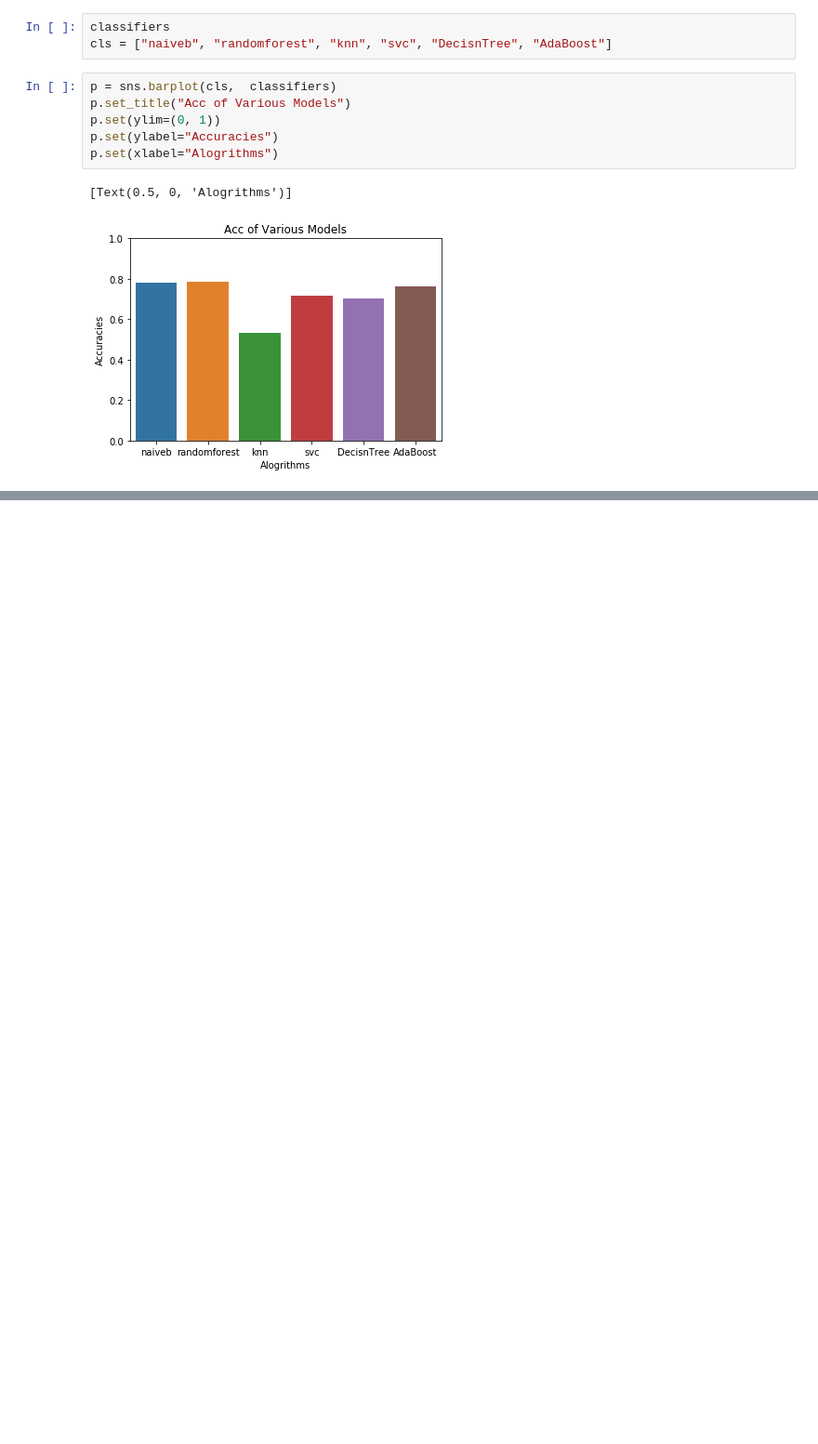
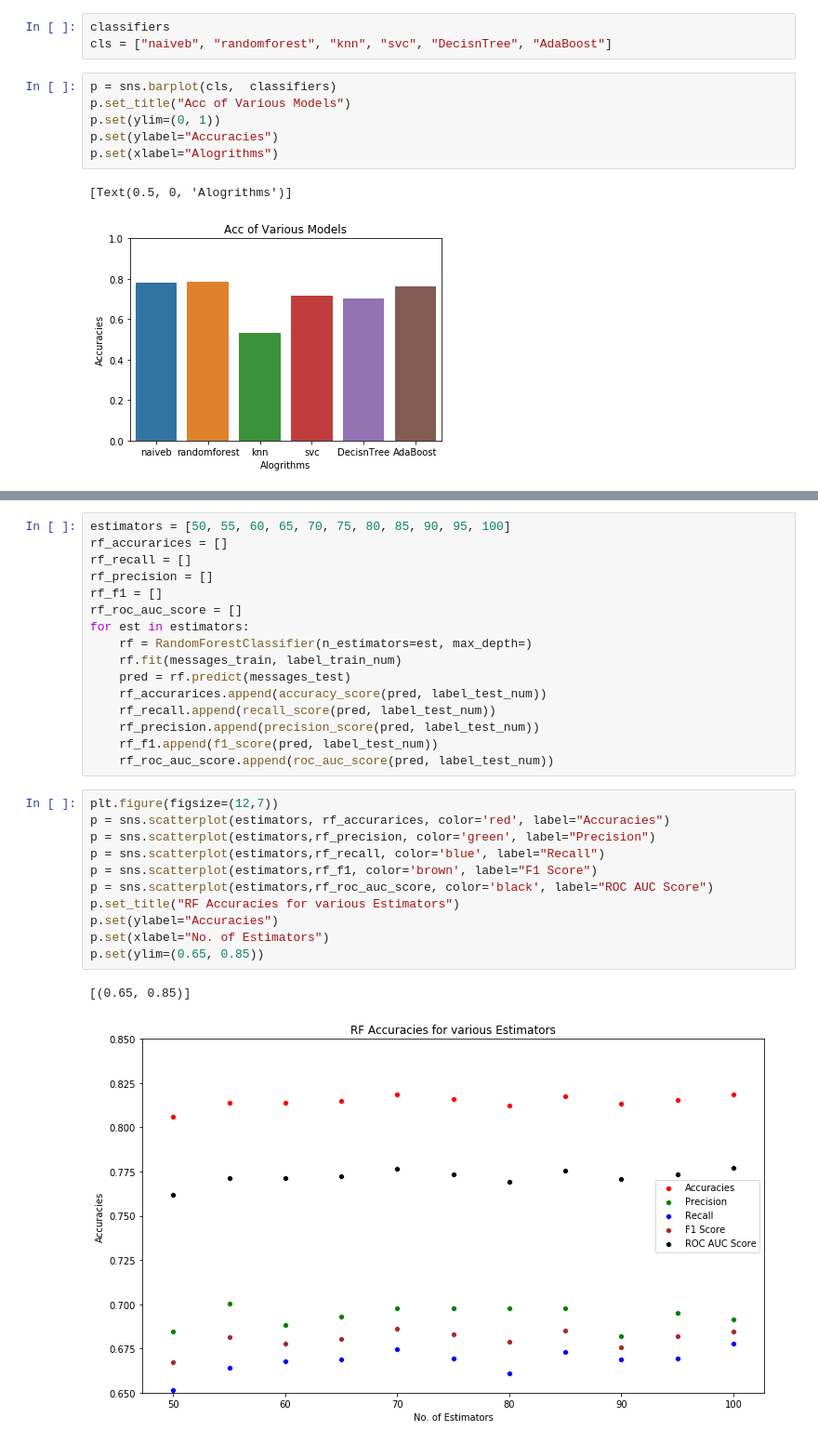
Before and after one commit to abhijitjaiswal/airline_tweets_sentiment_prediction, a Jupyter notebook: Airline_Tweets_Sentiment_Prediction.ipynb, the cells around one changed output, grey strips where cells are left out. Shown at 93% size. Saved outputs shown, nothing was run; the diff lists cells and outputs as text; blank space fills up the shorter version.

```diff
--- a/Airline_Tweets_Sentiment_Prediction.ipynb
+++ b/Airline_Tweets_Sentiment_Prediction.ipynb
@@ -436,0 +514,30 @@ p.set(xlabel="Alogrithms")
+# %%
+estimators = [50, 55, 60, 65, 70, 75, 80, 85, 90, 95, 100]
+rf_accurarices = []
+rf_recall = []
+rf_precision = []
+rf_f1 = []
+rf_roc_auc_score = []
+for est in estimators:
+    rf = RandomForestClassifier(n_estimators=est, max_depth=)
+    rf.fit(messages_train, label_train_num)
+    pred = rf.predict(messages_test)
+    rf_accurarices.append(accuracy_score(pred, label_test_num))
+    rf_recall.append(recall_score(pred, label_test_num))
+    rf_precision.append(precision_score(pred, label_test_num))
+    rf_f1.append(f1_score(pred, label_test_num))
+    rf_roc_auc_score.append(roc_auc_score(pred, label_test_num))
+# %%
+plt.figure(figsize=(12,7))
+p = sns.scatterplot(estimators, rf_accurarices, color='red', label="Accuracies")
+p = sns.scatterplot(estimators,rf_precision, color='green', label="Precision")
+p = sns.scatterplot(estimators,rf_recall, color='blue', label="Recall")
+p = sns.scatterplot(estimators,rf_f1, color='brown', label="F1 Score")
+p = sns.scatterplot(estimators,rf_roc_auc_score, color='black', label="ROC AUC Score")
+p.set_title("RF Accuracies for various Estimators")
+p.set(ylabel="Accuracies")
+p.set(xlabel="No. of Estimators")
+p.set(ylim=(0.65, 0.85))
+# %% [output]
+[(0.65, 0.85)]
+[figure, added]
```
Also changed, not shown: parts of 16 cells of this notebook.
